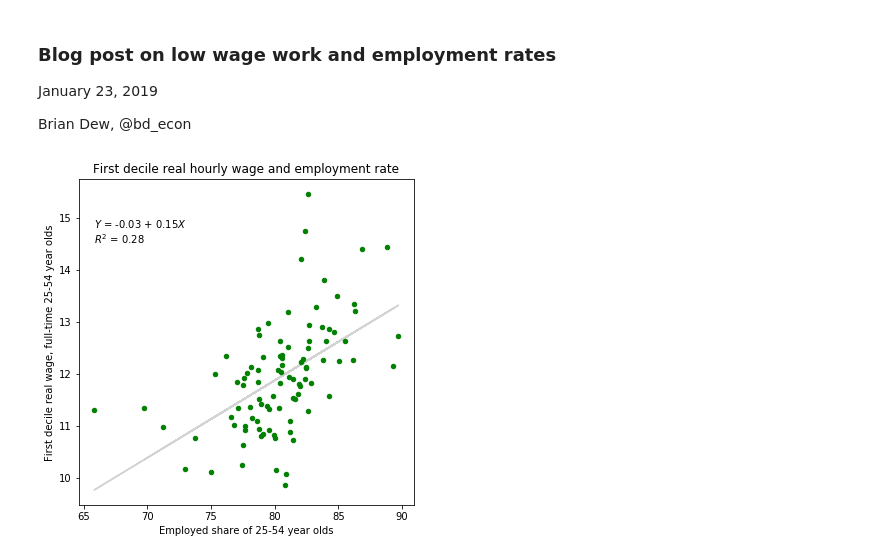
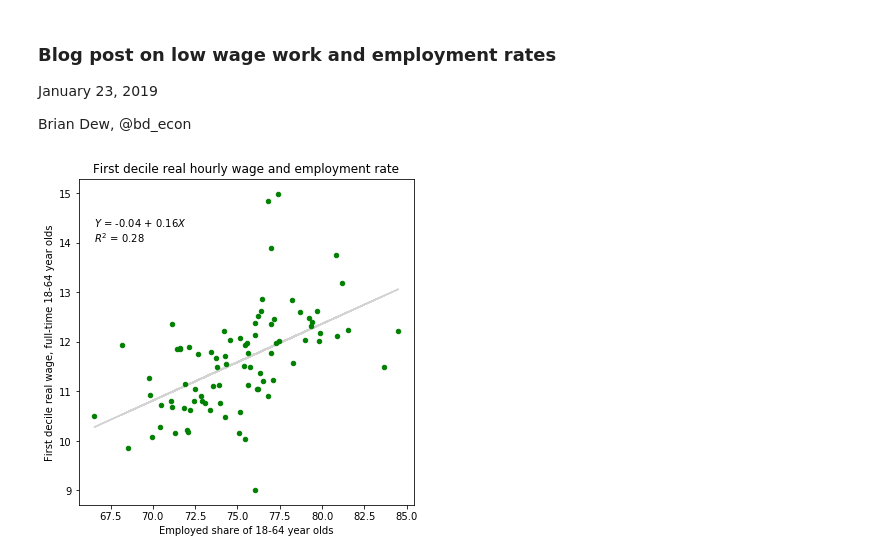
Before and after one commit to bdecon/econ_data, a Jupyter notebook: micro/CPS_EPOP_P10wage_CBSA.ipynb, the cells around one changed output. Drawn from its saved outputs; the diff is of its cells as text; code cells hidden in the pictures.

```diff
--- a/micro/CPS_EPOP_P10wage_CBSA.ipynb
+++ b/micro/CPS_EPOP_P10wage_CBSA.ipynb
@@ -83,18 +83,16 @@ def groupsize(group):
 # Retrieve latest two years of CPS data
 keep_cols = ['YEAR', 'MONTH', 'AGE', 'BASICWGT', 'LFS', 'UNIONMEM',
              'PRFTLF', 'PWORWGT', 'RHRWAGE', 'CBSA']
-keep_rows1 = '25 <= AGE <= 54'
-df2 = (pd.read_feather(f'cps2017.ft').filter(keep_cols).query(keep_rows1))
-df2['MONTH'] = df2['MONTH'].astype('int8')
+keep_rows1 = '18 <= AGE <= 64'
 df3 = (pd.read_feather(f'cps2018.ft').filter(keep_cols).query(keep_rows1))
 df4 = (pd.read_feather(f'cps2019.ft').filter(keep_cols).query(keep_rows1))
 
-df = pd.concat([df2.query('MONTH > 9'), df3, df4])
+df = pd.concat([df3, df4])
 # %%
 # Apply calculations and save results
 data = pd.DataFrame()
 data['Count'] = df.groupby('CBSA').apply(groupsize)
-data = data[data['Count'] > 300]
+data = data[data['Count'] > 500]
 data['EPOP'] = df.groupby('CBSA').apply(epop)
 data['P10wage'] = df.groupby('CBSA').apply(p10wage)
 data['Union'] = df.groupby('CBSA').apply(unionmem)
@@ -104,19 +102,19 @@ data.to_csv('CBSA_2YR_Indicators.csv')
 # %%
 # Scatter plot of epop and first decile wage
 y = data['P10wage']
 x = data['EPOP']
 
 r2 = np.corrcoef(x, y)[0, 1]**2
 fit = np.polyfit(x, y, 1)
 
 data.plot(kind='scatter', x='EPOP', y='P10wage',
           zorder=2, color='green', figsize=(6, 6))
 plt.plot(x, np.poly1d(fit)(x), color='lightgray', zorder=1)
 text = f'$Y$ = {round(fit[1], 2)} + {round(fit[0], 2)}$X$\n$R^2$ = {round(r2, 2)}'
-plt.text(x.min(), 14.5, text)
+plt.text(x.min(), 14.0, text)
 plt.title('First decile real hourly wage and employment rate')
-plt.xlabel('Employed share of 25-54 year olds')
-plt.ylabel('First decile real wage, full-time 25-54 year olds')
-plt.savefig('CBSA_p10wage_epop.png')
+plt.xlabel('Employed share of 18-64 year olds')
+plt.ylabel('First decile real wage, full-time 18-64 year olds');
+#plt.savefig('CBSA_p10wage_epop.png')
 # %% [output]
-[figure, old version]
+[figure, new version]
```
Also changed, not shown: parts of 1 cell of this notebook, 21 other files.
